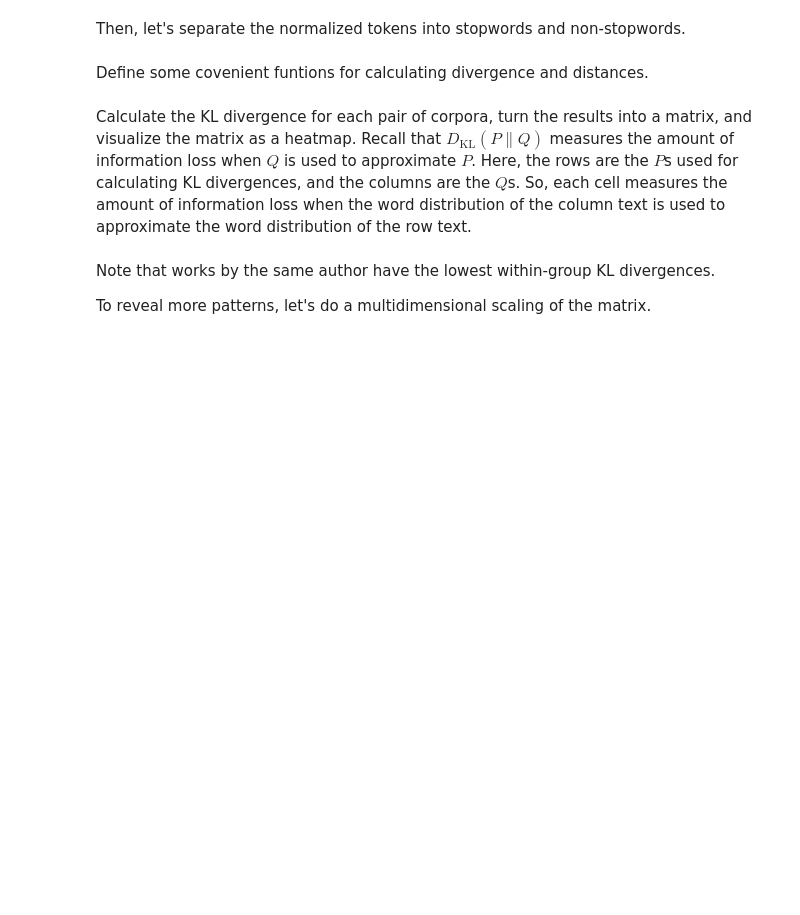
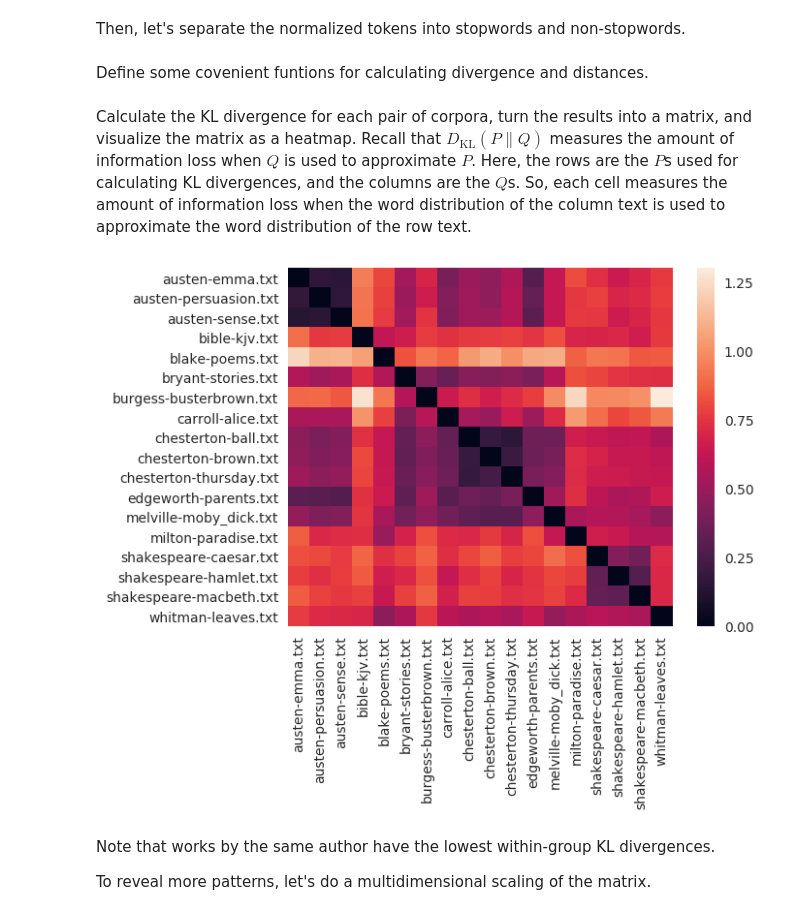
Before and after one commit to 1yangdongchen/Upcoming, a Jupyter notebook: 2-Corpus-Linguistics/2-Corpus-LinguisticsJE.ipynb, the cells around one changed output. Cells and saved outputs as stored; diff of their text form; code cells hidden in the pictures; blank space fills up the shorter version.

```diff
--- a/2-Corpus-Linguistics/2-Corpus-LinguisticsJE.ipynb
+++ b/2-Corpus-Linguistics/2-Corpus-LinguisticsJE.ipynb
@@ -35,6 +37,16 @@ First we can get a list of works available from the Gutenburg corpus, with the [
 # %%
 #You should have them already downloaded in the data directory
-nltk.data.path.append('../data/nltk_data')
+try:
+    #adding path for both local and server, only one of these will actually be used at a time
+    nltk.data.path.append('/project2/macs60000/shared_data/nltk')
+    nltk.data.path.append('../data')
+    #Check that everything is in place
+    nltk.corpus.gutenberg.fileids()
+except LookupError:
+    print("You have to download all the documents")
+    print("Downloading to ../data this should only take a couple minutes")
+    nltk.download('all', download_dir = '../data')
+    nltk.data.path.append('../data')
 #If you haven't downloaded the copura then you will have to run `nltk.download()`
 print(nltk.corpus.gutenberg.fileids())
 print(len(nltk.corpus.gutenberg.fileids()))
@@ -634,28 +965,30 @@ def Divergence(corpus1, corpus2, difference="KL"):
     P = pandas.DataFrame(list(freqP.values()), columns = ['frequency'], index = list(freqP.keys()))
     freqQ = nltk.FreqDist(corpus2)
     Q = pandas.DataFrame(list(freqQ.values()), columns = ['frequency'], index = list(freqQ.keys()))
-    if difference = "KL":
+    if difference == "KL":
         return kl_divergence(P, Q)
-    elif difference = "Chi2":
+    elif difference == "Chi2":
         return chi2_divergence(P, Q)
-    elif difference = "KS":
+    elif difference == "KS":
         return scipy.stats.ks_2samp(P, Q)
-    elif difference = "Wasserstein":
-        return scipy.stats.wasserstein_distance(P, Q, u_weights=None, v_weights=None)
+    elif difference == "Wasserstein":
+        return scipy.stats.wasserstein_distance(P['frequency'], Q['frequency'], u_weights=None, v_weights=None)
 # %% [markdown]
 Calculate the KL divergence for each pair of corpora, turn the results into a matrix, and visualize the matrix as a heatmap. Recall that $D_{\mathrm{KL}}(P\|Q)$ measures the amount of information loss when $Q$ is used to approximate $P$. Here, the rows are the $P$s used for calculating KL divergences, and the columns are the $Q$s. So, each cell measures the amount of information loss when the word distribution of the column text is used to approximate the word distribution of the row text.
 # %%
 L = []
 for p in corpora:
     l = []
     for q in corpora:
-        l.append(kl_divergence(p,q))
+        l.append(Divergence(p,q, difference = 'KL'))
     L.append(l)
 M = np.array(L)
 fig = plt.figure()
 div = pandas.DataFrame(M, columns = fileids, index = fileids)
 ax = sns.heatmap(div)
 plt.show()
+# %% [output]
+[figure, added]
 # %% [markdown]
 Note that works by the same author have the lowest within-group KL divergences.
 
```
Also changed, not shown: parts of 61 cells of this notebook.
